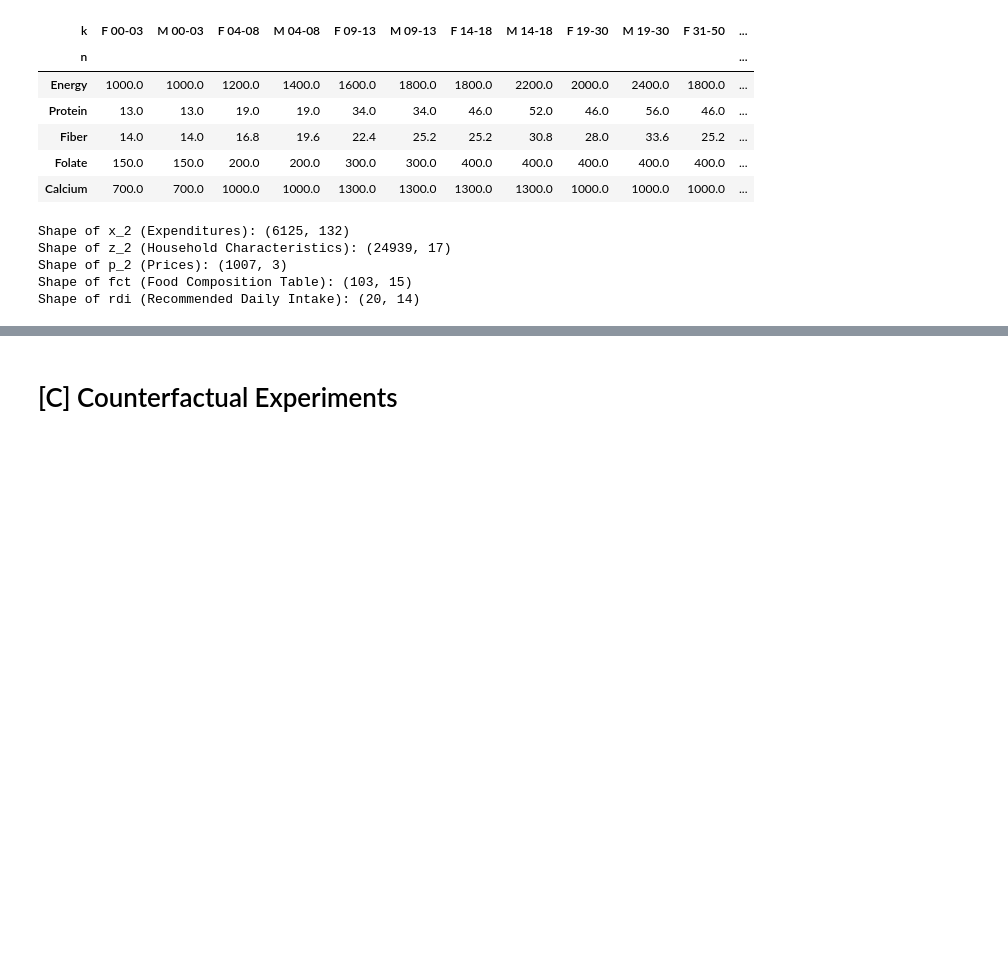
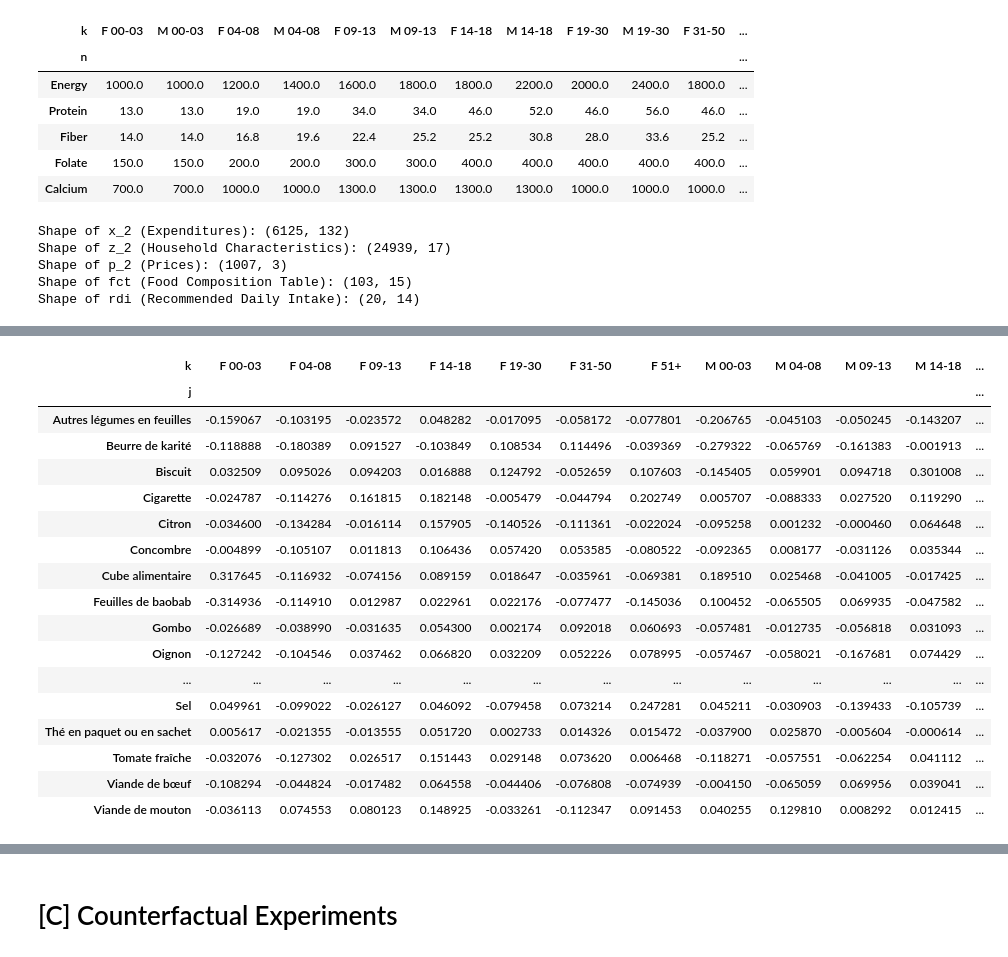
Before and after one commit to JackPollard4/Project-3-, a Jupyter notebook: Jack Mali Document.ipynb, the cells around one changed output, grey strips where cells are left out. Saved outputs shown, nothing was run; the diff lists cells and outputs as text; code cells hidden in the pictures; blank space fills up the shorter version.

```diff
--- a/Jack Mali Document.ipynb
+++ b/Jack Mali Document.ipynb
@@ -539,0 +559,21 @@ Note: you may need to restart the kernel to use updated packages.
+# %%
+result.get_gamma()
+# %% [output]
+| k | F 00-03 | F 04-08 | F 09-13 | F 14-18 | F 19-30 | F 31-50 | F 51+ | M 00-03 | M 04-08 | M 09-13 | M 14-18 | ... |
+| j |  |  |  |  |  |  |  |  |  |  |  | ... |
+| Autres légumes en feuilles | -0.159067 | -0.103195 | -0.023572 | 0.048282 | -0.017095 | -0.058172 | -0.077801 | -0.206765 | -0.045103 | -0.050245 | -0.143207 | ... |
+| Beurre de karité | -0.118888 | -0.180389 | 0.091527 | -0.103849 | 0.108534 | 0.114496 | -0.039369 | -0.279322 | -0.065769 | -0.161383 | -0.001913 | ... |
+| Biscuit | 0.032509 | 0.095026 | 0.094203 | 0.016888 | 0.124792 | -0.052659 | 0.107603 | -0.145405 | 0.059901 | 0.094718 | 0.301008 | ... |
+| Cigarette | -0.024787 | -0.114276 | 0.161815 | 0.182148 | -0.005479 | -0.044794 | 0.202749 | 0.005707 | -0.088333 | 0.027520 | 0.119290 | ... |
+| Citron | -0.034600 | -0.134284 | -0.016114 | 0.157905 | -0.140526 | -0.111361 | -0.022024 | -0.095258 | 0.001232 | -0.000460 | 0.064648 | ... |
+| Concombre | -0.004899 | -0.105107 | 0.011813 | 0.106436 | 0.057420 | 0.053585 | -0.080522 | -0.092365 | 0.008177 | -0.031126 | 0.035344 | ... |
+| Cube alimentaire | 0.317645 | -0.116932 | -0.074156 | 0.089159 | 0.018647 | -0.035961 | -0.069381 | 0.189510 | 0.025468 | -0.041005 | -0.017425 | ... |
+| Feuilles de baobab | -0.314936 | -0.114910 | 0.012987 | 0.022961 | 0.022176 | -0.077477 | -0.145036 | 0.100452 | -0.065505 | 0.069935 | -0.047582 | ... |
+| Gombo | -0.026689 | -0.038990 | -0.031635 | 0.054300 | 0.002174 | 0.092018 | 0.060693 | -0.057481 | -0.012735 | -0.056818 | 0.031093 | ... |
+| Oignon | -0.127242 | -0.104546 | 0.037462 | 0.066820 | 0.032209 | 0.052226 | 0.078995 | -0.057467 | -0.058021 | -0.167681 | 0.074429 | ... |
+| ... | ... | ... | ... | ... | ... | ... | ... | ... | ... | ... | ... | ... |
+| Sel | 0.049961 | -0.099022 | -0.026127 | 0.046092 | -0.079458 | 0.073214 | 0.247281 | 0.045211 | -0.030903 | -0.139433 | -0.105739 | ... |
+| Thé en paquet ou en sachet | 0.005617 | -0.021355 | -0.013555 | 0.051720 | 0.002733 | 0.014326 | 0.015472 | -0.037900 | 0.025870 | -0.005604 | -0.000614 | ... |
+| Tomate fraîche | -0.032076 | -0.127302 | 0.026517 | 0.151443 | 0.029148 | 0.073620 | 0.006468 | -0.118271 | -0.057551 | -0.062254 | 0.041112 | ... |
+| Viande de bœuf | -0.108294 | -0.044824 | -0.017482 | 0.064558 | -0.044406 | -0.076808 | -0.074939 | -0.004150 | -0.065059 | 0.069956 | 0.039041 | ... |
+| Viande de mouton | -0.036113 | 0.074553 | 0.080123 | 0.148925 | -0.033261 | -0.112347 | 0.091453 | 0.040255 | 0.129810 | 0.008292 | 0.012415 | ... |
```
Also changed, not shown: parts of 31 cells of this notebook.
